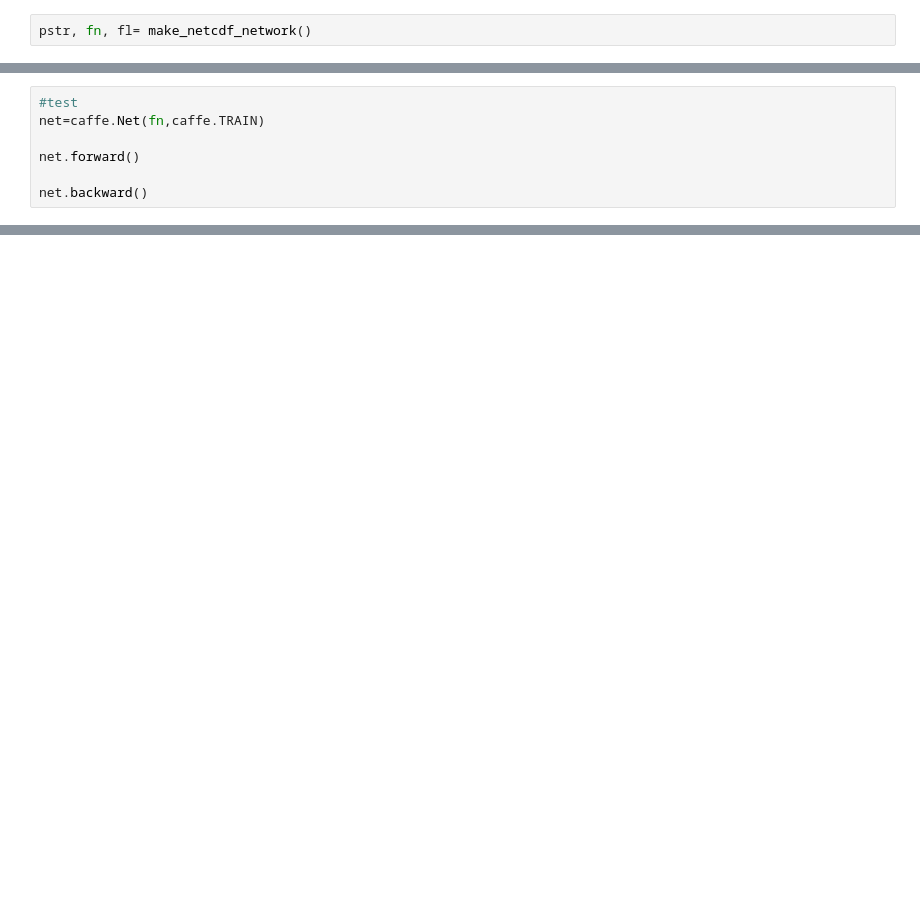
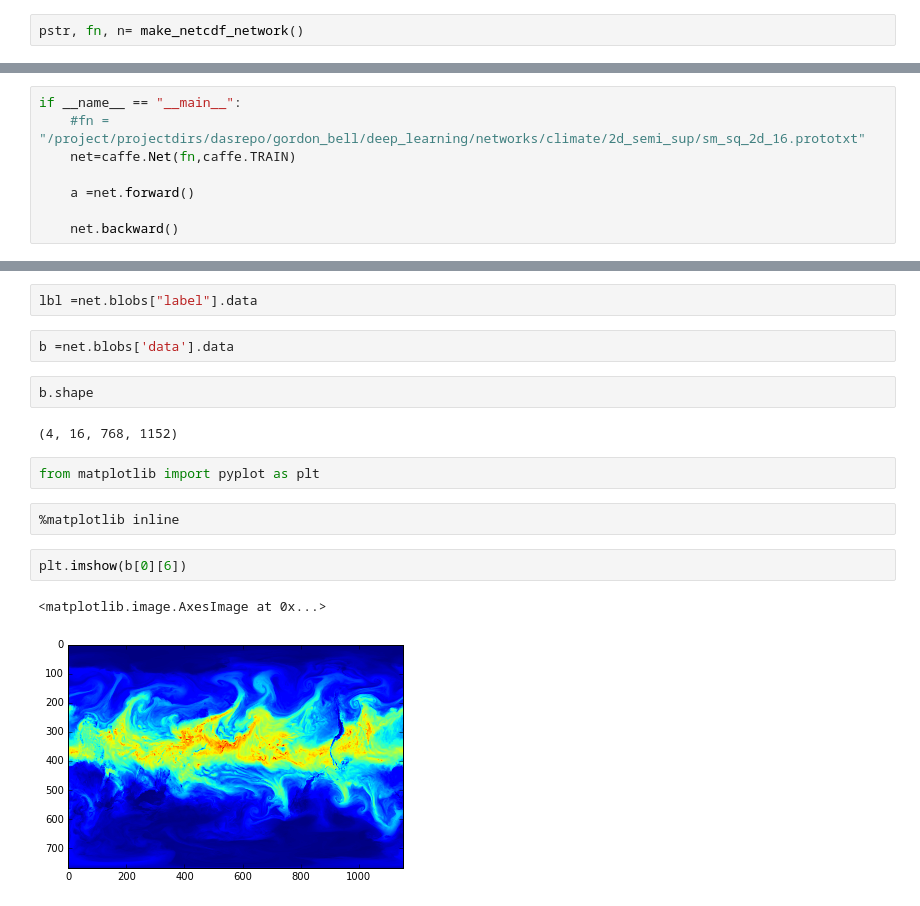
Before and after one commit to NERSC/climate-caffe, a Jupyter notebook: 2d_semi_sup/make_network.ipynb, the cells around one changed output, grey strips where cells are left out. Saved outputs shown, nothing was run; the diff lists cells and outputs as text; blank space fills up the shorter version.

Commit message:
adding in all these files after copied from project. have netcdf and dummy networks

```diff
--- a/2d_semi_sup/make_network.ipynb
+++ b/2d_semi_sup/make_network.ipynb
@@ -138,2 +18,2 @@ def make_network(inp_x = 768,inp_y=1152,lbl_ch = (4,4,2), name="sm_sq_2d"):
 # %%
-pstr, fn, fl= make_netcdf_network()
+pstr, fn, n= make_netcdf_network()
@@ -147,7 +20,8 @@ NameError: global name 'TMQ' is not defined
 # %%
-#test
-net=caffe.Net(fn,caffe.TRAIN)
+if __name__ == "__main__":
+    #fn = "/project/projectdirs/dasrepo/gordon_bell/deep_learning/networks/climate/2d_semi_sup/sm_sq_2d_16.prototxt"
+    net=caffe.Net(fn,caffe.TRAIN)
 
-net.forward()
+    a =net.forward()
 
-net.backward()
+    net.backward()
@@ -182,0 +28,17 @@ layer {
+# %%
+lbl =net.blobs["label"].data
+# %%
+b =net.blobs['data'].data
+# %%
+b.shape
+# %% [output]
+(4, 16, 768, 1152)
+# %%
+from matplotlib import pyplot as plt
+# %%
+%matplotlib inline
+# %%
+plt.imshow(b[0][6])
+# %% [output]
+<matplotlib.image.AxesImage at 0x...>
+[figure, added]
```
Also changed, not shown: parts of 9 cells of this notebook, 17 other files.
